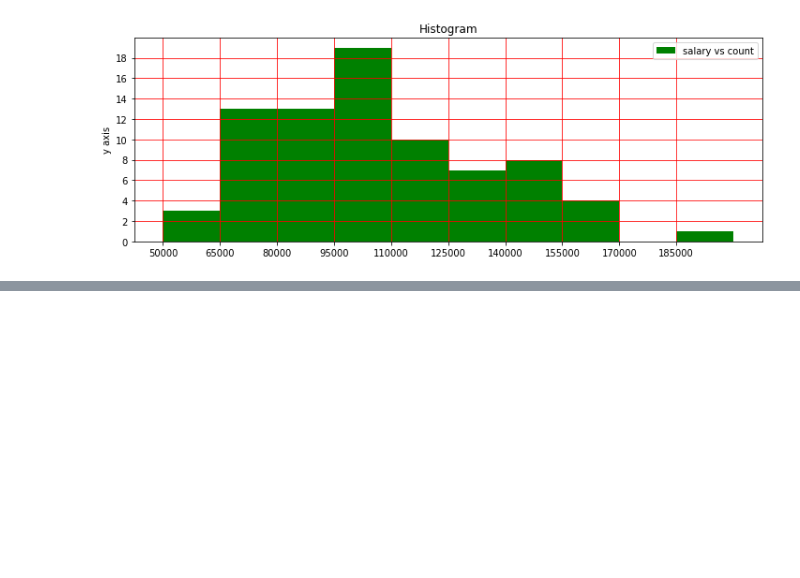
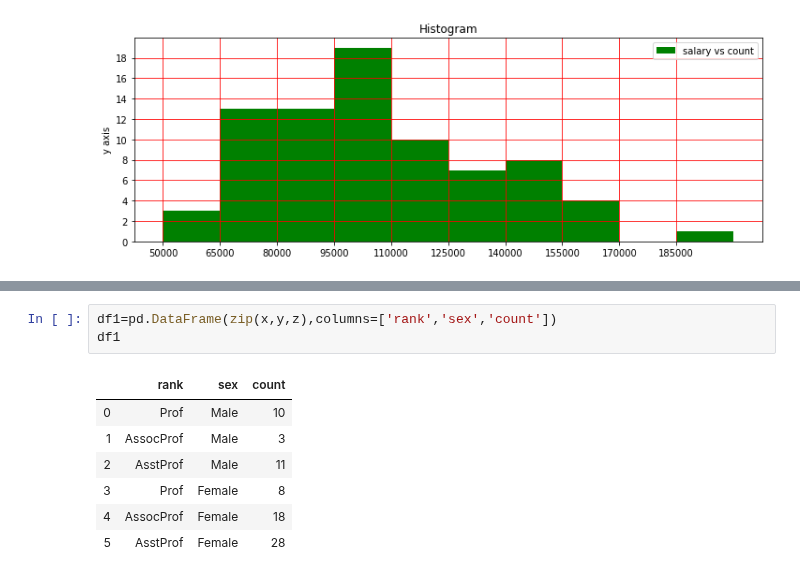
Before and after one commit to Yogendra3112/data_science, a Jupyter notebook: Pandas.ipynb, the cells around one changed output, grey strips where cells are left out. Cells and saved outputs as stored; diff of their text form; blank space fills up the shorter version.

```diff
--- a/Pandas.ipynb
+++ b/Pandas.ipynb
@@ -1267,2 +1289,13 @@ plt.show()
+# %%
+df1=pd.DataFrame(zip(x,y,z),columns=['rank','sex','count'])
+df1
+# %% [output]
+|  | rank | sex | count |
+| 0 | Prof | Male | 10 |
+| 1 | AssocProf | Male | 3 |
+| 2 | AsstProf | Male | 11 |
+| 3 | Prof | Female | 8 |
+| 4 | AssocProf | Female | 18 |
+| 5 | AsstProf | Female | 28 |
 # %%
 plt.figure(figsize=(12,3))
```
Also changed, not shown: parts of 6 cells of this notebook.
